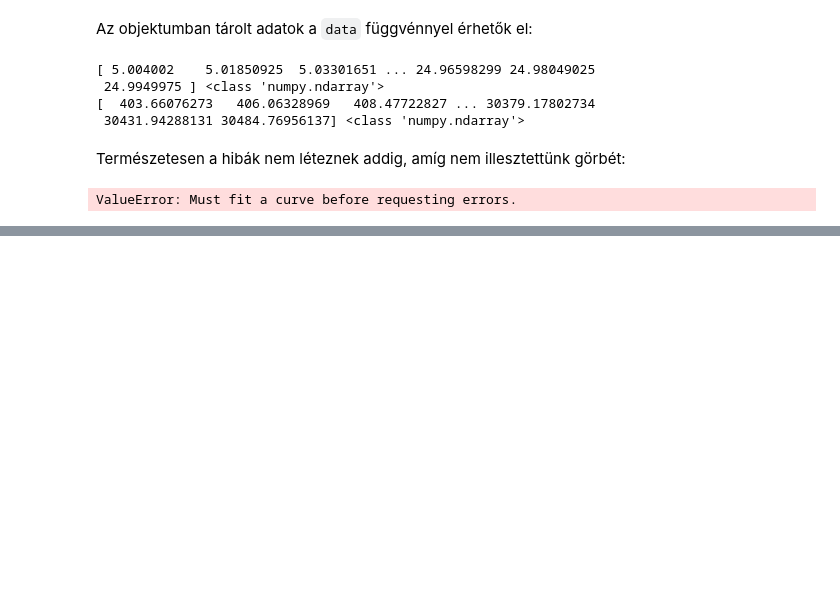
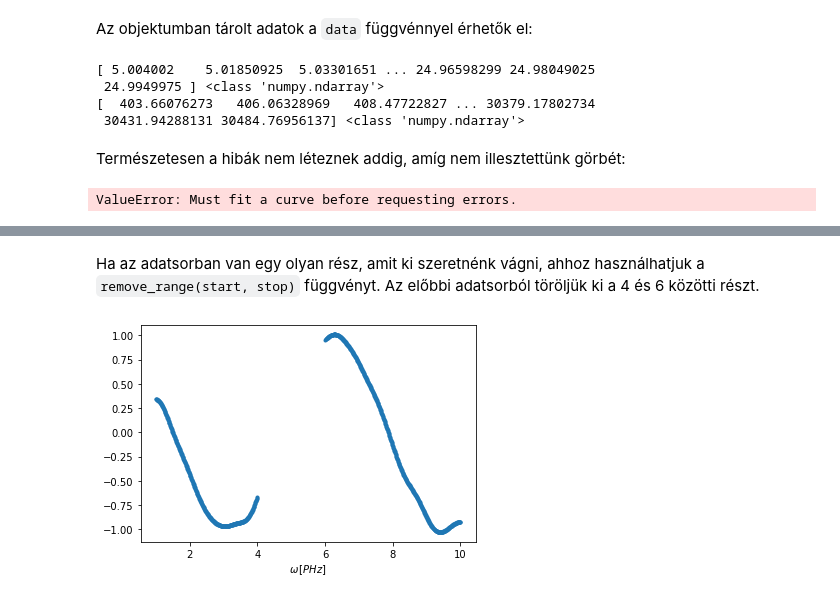
Before and after one commit to Ptrskay3/PySprint, a Jupyter notebook: doc/hu_phase.ipynb, the cells around one changed output, grey strips where cells are left out. Drawn from its saved outputs; the diff is of its cells as text; code cells hidden in the pictures; blank space fills up the shorter version.

```diff
--- a/doc/hu_phase.ipynb
+++ b/doc/hu_phase.ipynb
@@ -94,0 +119,7 @@ ValueError: Must fit a curve before requesting errors.
+# %% [markdown]
+Ha az adatsorban van egy olyan rész, amit ki szeretnénk vágni, ahhoz használhatjuk a `remove_range(start, stop)` függvényt. Az előbbi adatsorból töröljük ki a 4 és 6 közötti részt.
+# %%
+zajos.remove_range(4, 6)
+zajos.plot()
+# %% [output]
+[figure, added]
```
Also changed, not shown: parts of 6 cells of this notebook, 5 other files.
